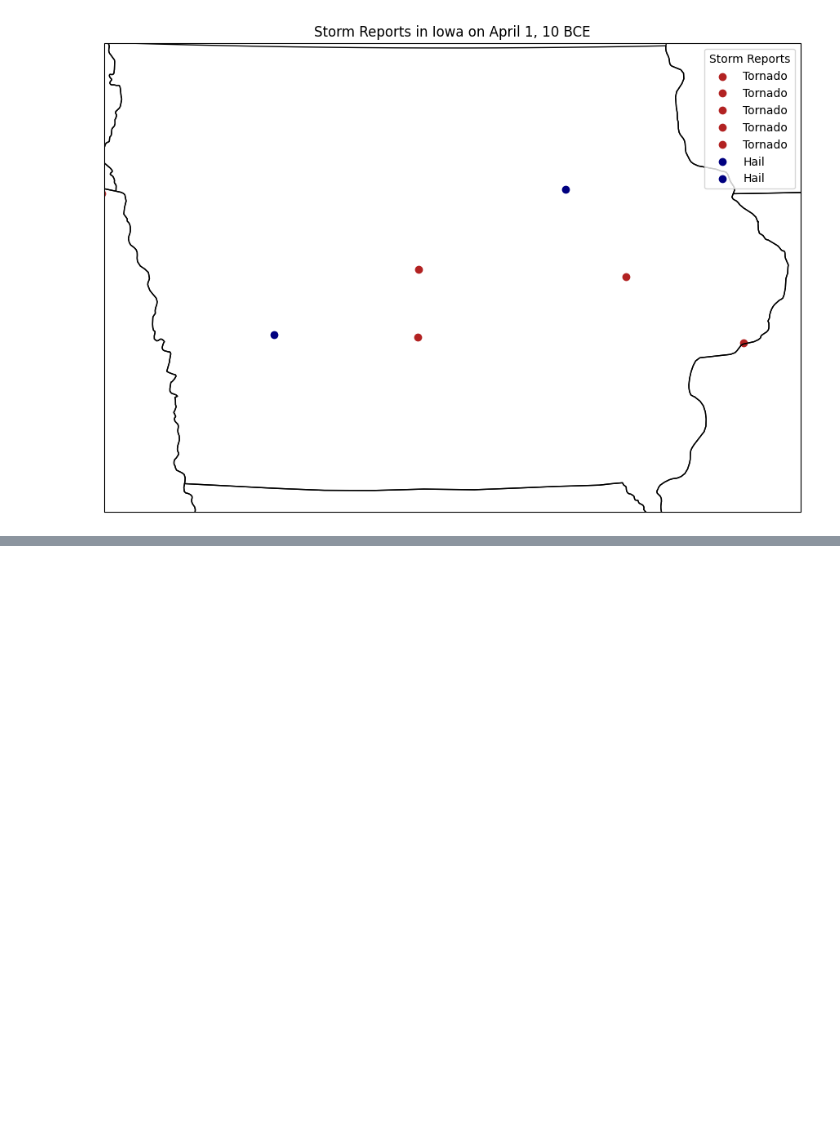
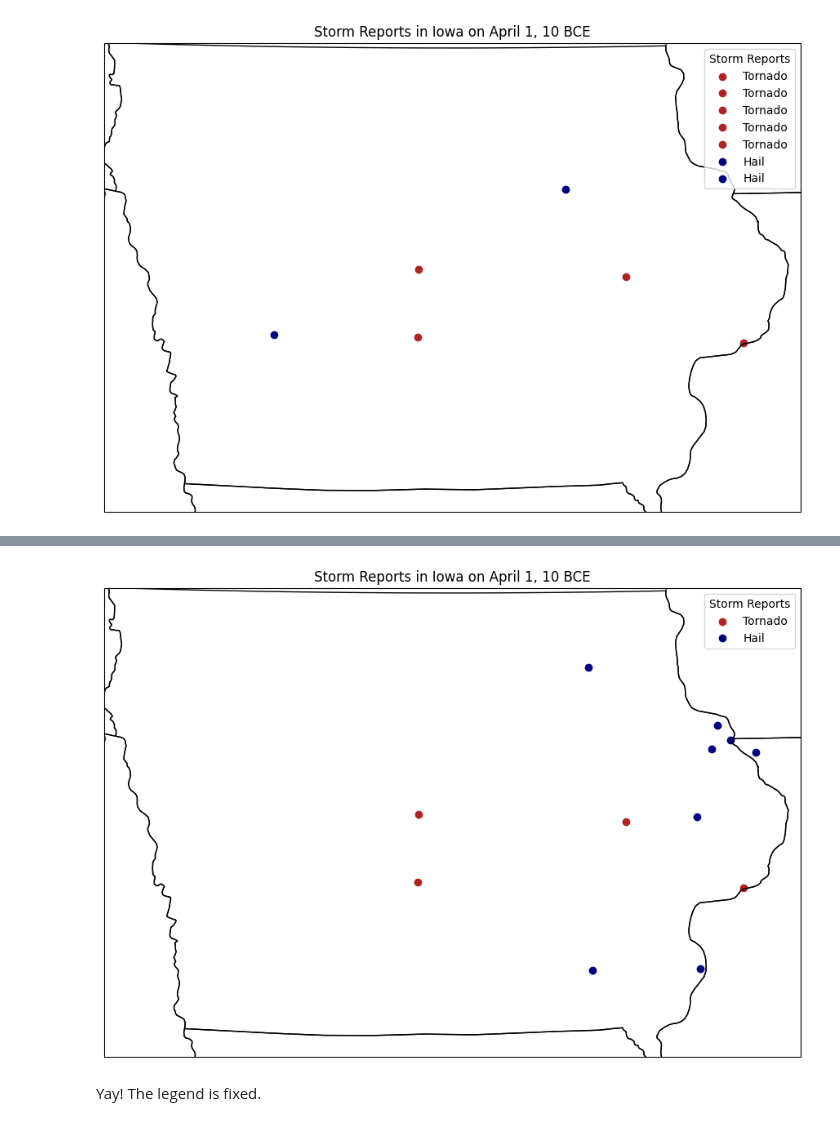
Before and after one commit to lindsaylbriggs/datascience_for_the_geosciences, a Jupyter notebook: Participation /CartopyAppllication.ipynb, the cells around one changed output, grey strips where cells are left out. Cells and saved outputs as stored; diff of their text form; code cells hidden in the pictures; blank space fills up the shorter version.

```diff
--- a/Participation /CartopyAppllication.ipynb
+++ b/Participation /CartopyAppllication.ipynb
@@ -59,0 +72,25 @@ plt.show()
+# %%
+import matplotlib.patches as mpatches
+
+fig = plt.figure(figsize= (11, 8.5))
+
+ax = plt.axes(projection= ccrs.AlbersEqualArea(central_longitude= ((lonW + lonE) / 2)))
+
+ax.set_extent([lonW, lonE, latS, latN], crs= ccrs.PlateCarree())
+
+ax.add_feature(cfeature.STATES)
+
+ax.scatter([-93.625,-91.6656,-90.5776,-93.6199,-96.6199],[41.5868,41.9779,41.5236,42.0347,42.5006], color= 'firebrick', label= 'Tornado', transform= ccrs.PlateCarree())
+ax.scatter([-91,-91,-92,-92,-94,-90.6677,-90.4290,-90.7846,-90.8504],[42,41,41,43,47,42.5064,42.4167,42.6039,42.4458],color= 'navy', label= 'Hail', transform= ccrs.PlateCarree())
+
+ax.legend(loc= 'upper right', title= 'Storm Reports')
+
+ax.set_title('Storm Reports in Iowa on April 1, 10 BCE')
+
+plt.show()
+
+#please ignore the galena hail report. i know it is not in iowa. galena is an honorary iowa town (according to me and only me)
+# %% [output]
+[figure, added]
+# %% [markdown]
+Yay! The legend is fixed.
```
Also changed, not shown: parts of 4 cells of this notebook, 2 other files.
